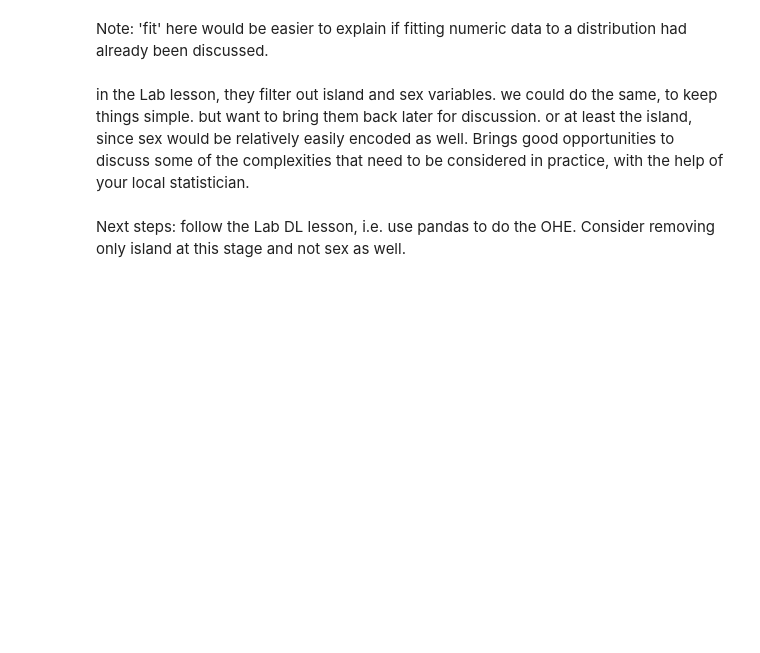
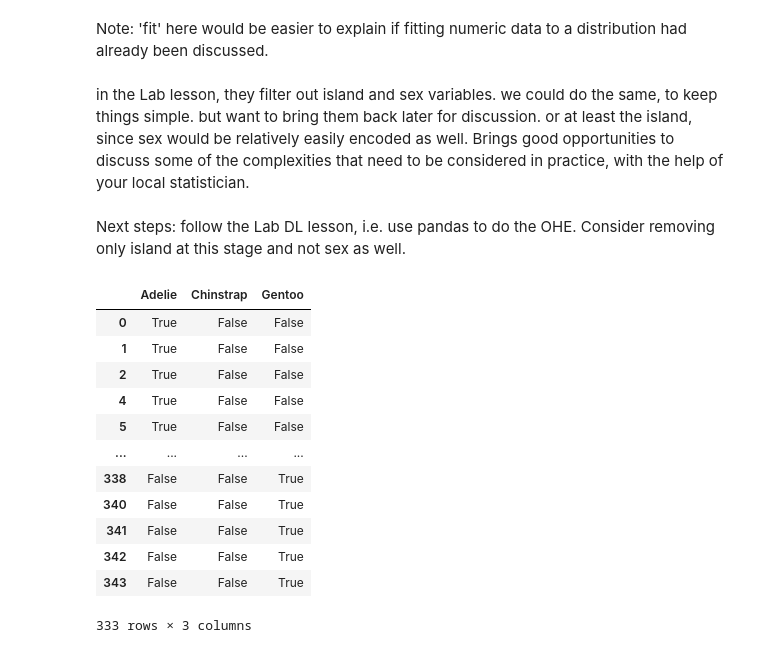
Before and after one commit to carpentries-incubator/ml-concepts, a Jupyter notebook: files/penguins.ipynb, the cells around one changed output. Drawn from its saved outputs; the diff is of its cells as text; code cells hidden in the pictures; blank space fills up the shorter version.

```diff
--- a/files/penguins.ipynb
+++ b/files/penguins.ipynb
@@ -83,0 +67,16 @@ Next steps: follow the Lab DL lesson, i.e. use pandas to do the OHE. Consider re
+# %%
+target
+# %% [output]
+|  | Adelie | Chinstrap | Gentoo |
+| 0 | True | False | False |
+| 1 | True | False | False |
+| 2 | True | False | False |
+| 4 | True | False | False |
+| 5 | True | False | False |
+| ... | ... | ... | ... |
+| 338 | False | False | True |
+| 340 | False | False | True |
+| 341 | False | False | True |
+| 342 | False | False | True |
+| 343 | False | False | True |
+333 rows × 3 columns
```
Also changed, not shown: parts of 24 cells of this notebook.
